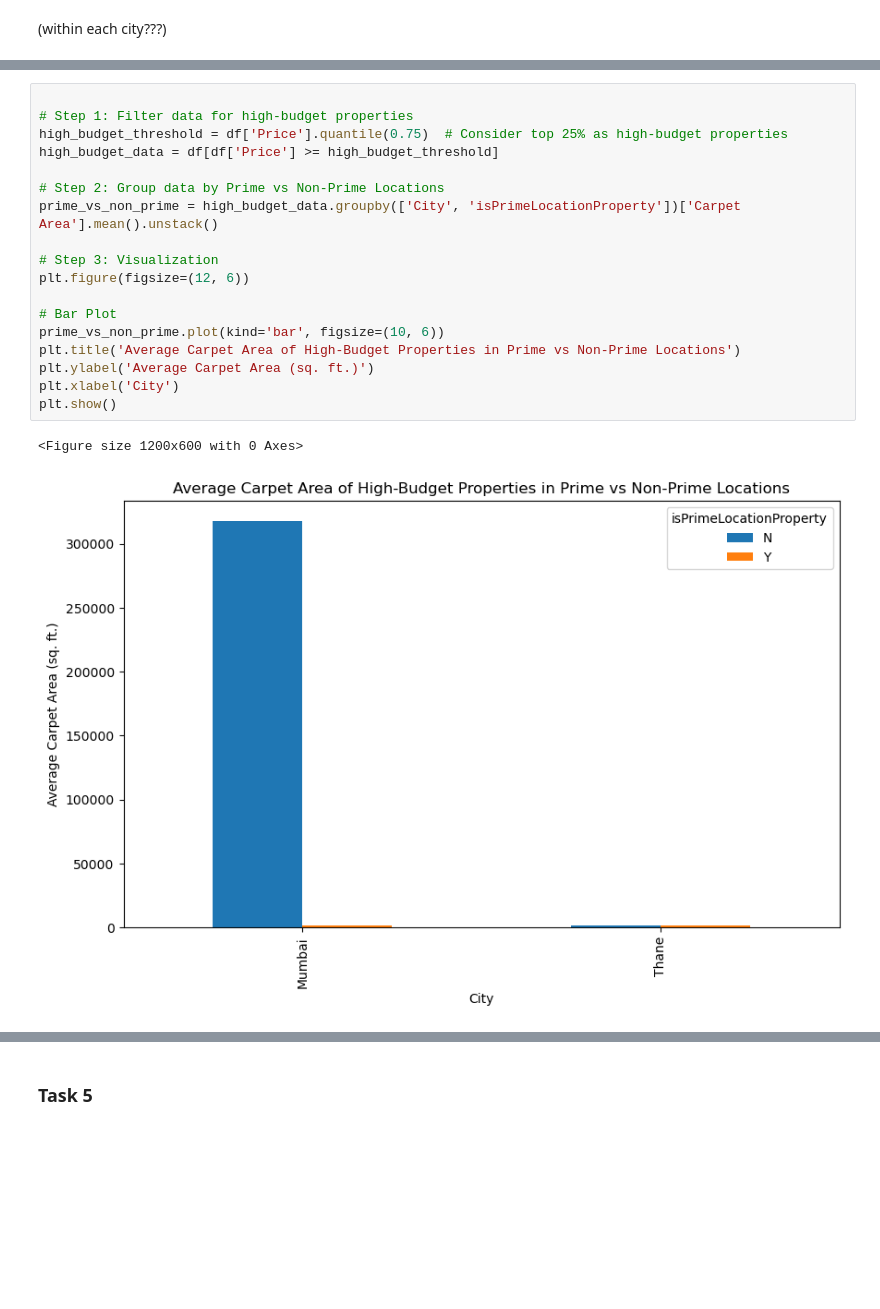
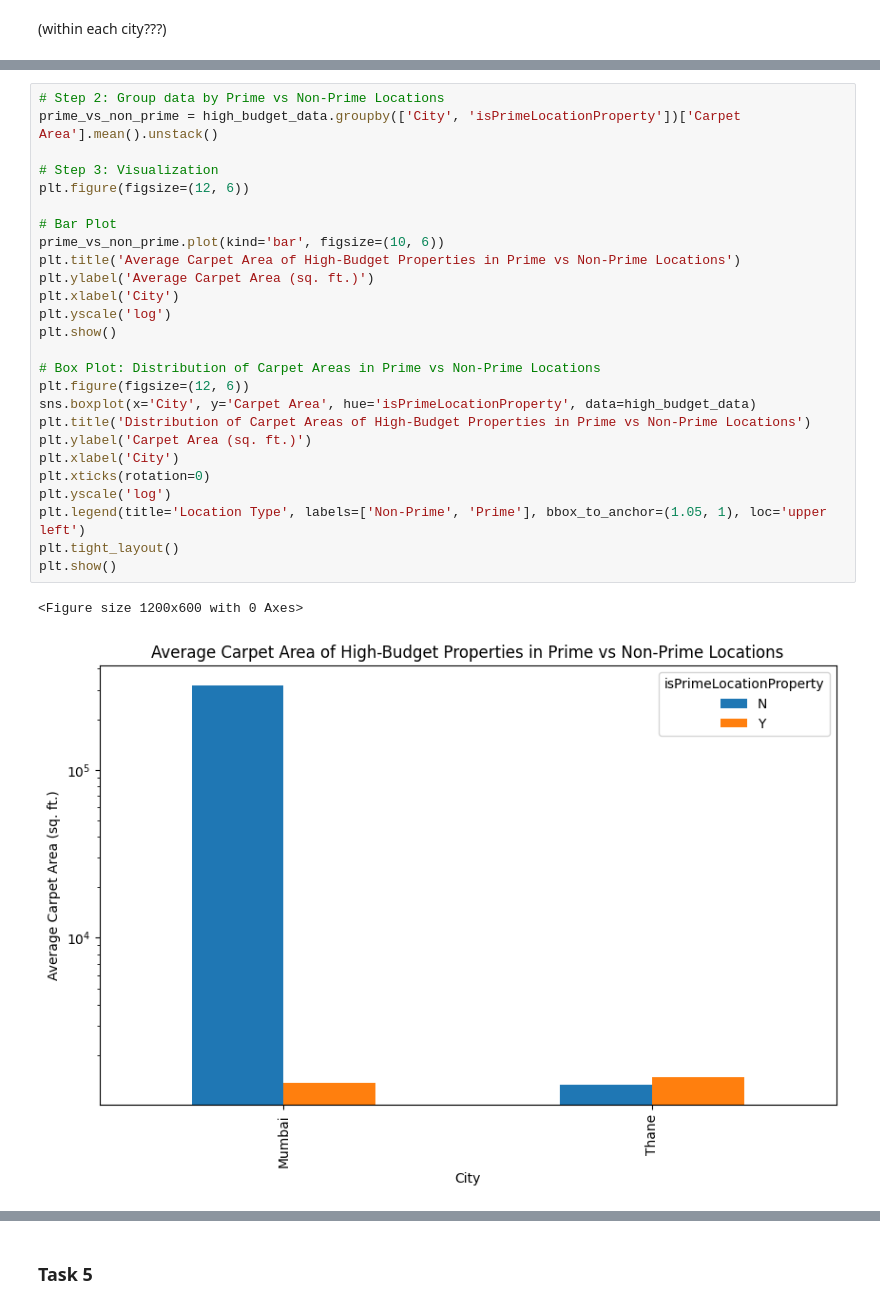
Before and after one commit to arghyawning/data-analytics-1-assignments, a Jupyter notebook: a1/51/assignment1_51.ipynb, the cells around one changed output, grey strips where cells are left out. Saved outputs shown, nothing was run; the diff lists cells and outputs as text; blank space fills up the shorter version.

```diff
--- a/a1/51/assignment1_51.ipynb
+++ b/a1/51/assignment1_51.ipynb
@@ -350,21 +371,29 @@ plt.show()
 # %%
-
-# Step 1: Filter data for high-budget properties
-high_budget_threshold = df['Price'].quantile(0.75)  # Consider top 25% as high-budget properties
-high_budget_data = df[df['Price'] >= high_budget_threshold]
-
 # Step 2: Group data by Prime vs Non-Prime Locations
 prime_vs_non_prime = high_budget_data.groupby(['City', 'isPrimeLocationProperty'])['Carpet Area'].mean().unstack()
 
 # Step 3: Visualization
 plt.figure(figsize=(12, 6))
 
 # Bar Plot
 prime_vs_non_prime.plot(kind='bar', figsize=(10, 6))
 plt.title('Average Carpet Area of High-Budget Properties in Prime vs Non-Prime Locations')
 plt.ylabel('Average Carpet Area (sq. ft.)')
 plt.xlabel('City')
+plt.yscale('log')
 plt.show()
+
+# Box Plot: Distribution of Carpet Areas in Prime vs Non-Prime Locations
+plt.figure(figsize=(12, 6))
+sns.boxplot(x='City', y='Carpet Area', hue='isPrimeLocationProperty', data=high_budget_data)
+plt.title('Distribution of Carpet Areas of High-Budget Properties in Prime vs Non-Prime Locations')
+plt.ylabel('Carpet Area (sq. ft.)')
+plt.xlabel('City')
+plt.xticks(rotation=0)
+plt.yscale('log')
+plt.legend(title='Location Type', labels=['Non-Prime', 'Prime'], bbox_to_anchor=(1.05, 1), loc='upper left')
+plt.tight_layout()
+plt.show()
 # %% [output]
 <Figure size 1200x600 with 0 Axes>
-[figure, old version]
+[figure, new version]
```
Also changed, not shown: parts of 26 cells of this notebook.
